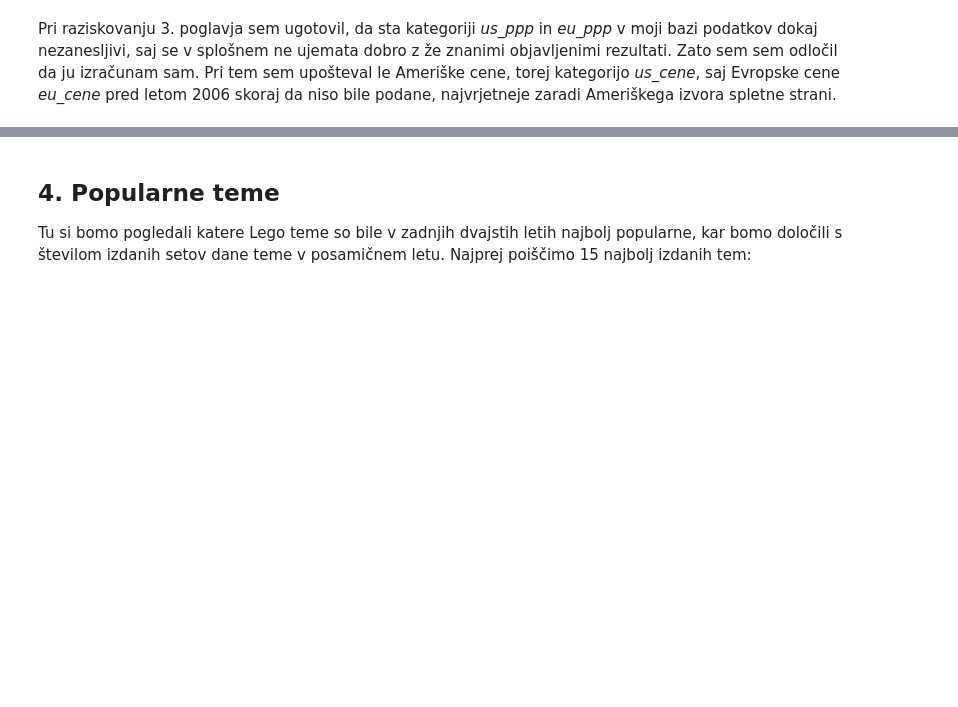
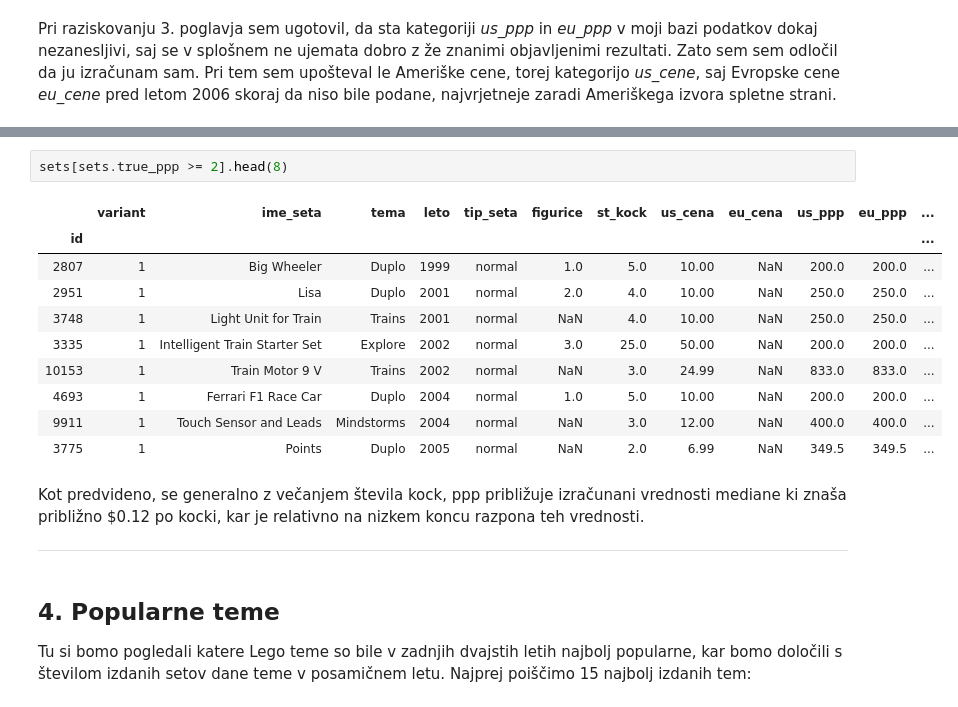
Before and after one commit to kazi99/Lego-sets, a Jupyter notebook: lego_analiza.ipynb, the cells around one changed output, grey strips where cells are left out. Saved outputs shown, nothing was run; the diff lists cells and outputs as text; blank space fills up the shorter version.

```diff
--- a/lego_analiza.ipynb
+++ b/lego_analiza.ipynb
@@ -186,3 +214,19 @@ Zanimivo je še opaziti kako pride pri določenih cenah do navpičnih zgostitev.
+# %%
+sets[sets.true_ppp >= 2].head(8)
+# %% [output]
+|  | variant | ime_seta | tema | leto | tip_seta | figurice | st_kock | us_cena | eu_cena | us_ppp | eu_ppp | ... |
+| id |  |  |  |  |  |  |  |  |  |  |  | ... |
+| 2807 | 1 | Big Wheeler | Duplo | 1999 | normal | 1.0 | 5.0 | 10.00 | NaN | 200.0 | 200.0 | ... |
+| 2951 | 1 | Lisa | Duplo | 2001 | normal | 2.0 | 4.0 | 10.00 | NaN | 250.0 | 250.0 | ... |
+| 3748 | 1 | Light Unit for Train | Trains | 2001 | normal | NaN | 4.0 | 10.00 | NaN | 250.0 | 250.0 | ... |
+| 3335 | 1 | Intelligent Train Starter Set | Explore | 2002 | normal | 3.0 | 25.0 | 50.00 | NaN | 200.0 | 200.0 | ... |
+| 10153 | 1 | Train Motor 9 V | Trains | 2002 | normal | NaN | 3.0 | 24.99 | NaN | 833.0 | 833.0 | ... |
+| 4693 | 1 | Ferrari F1 Race Car | Duplo | 2004 | normal | 1.0 | 5.0 | 10.00 | NaN | 200.0 | 200.0 | ... |
+| 9911 | 1 | Touch Sensor and Leads | Mindstorms | 2004 | normal | NaN | 3.0 | 12.00 | NaN | 400.0 | 400.0 | ... |
+| 3775 | 1 | Points | Duplo | 2005 | normal | NaN | 2.0 | 6.99 | NaN | 349.5 | 349.5 | ... |
+# %% [markdown]
+Kot predvideno, se generalno z večanjem števila kock, ppp približuje izračunani vrednosti mediane ki znaša približno $0.12 po kocki, kar je relativno na nizkem koncu razpona teh vrednosti.
+- - -
 # %% [markdown]
 ## 4. Popularne teme
 
```
Also changed, not shown: parts of 13 cells of this notebook.
